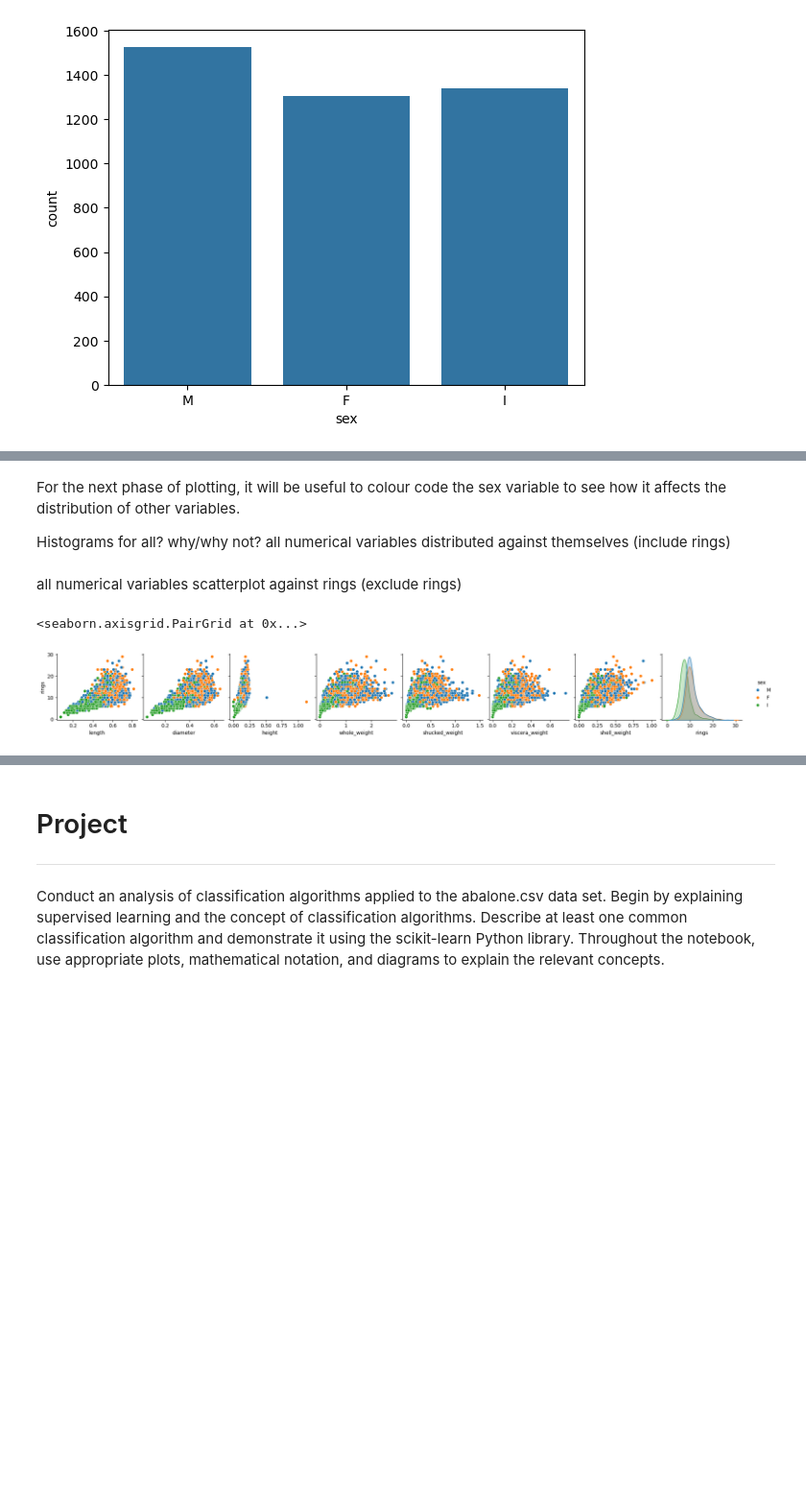
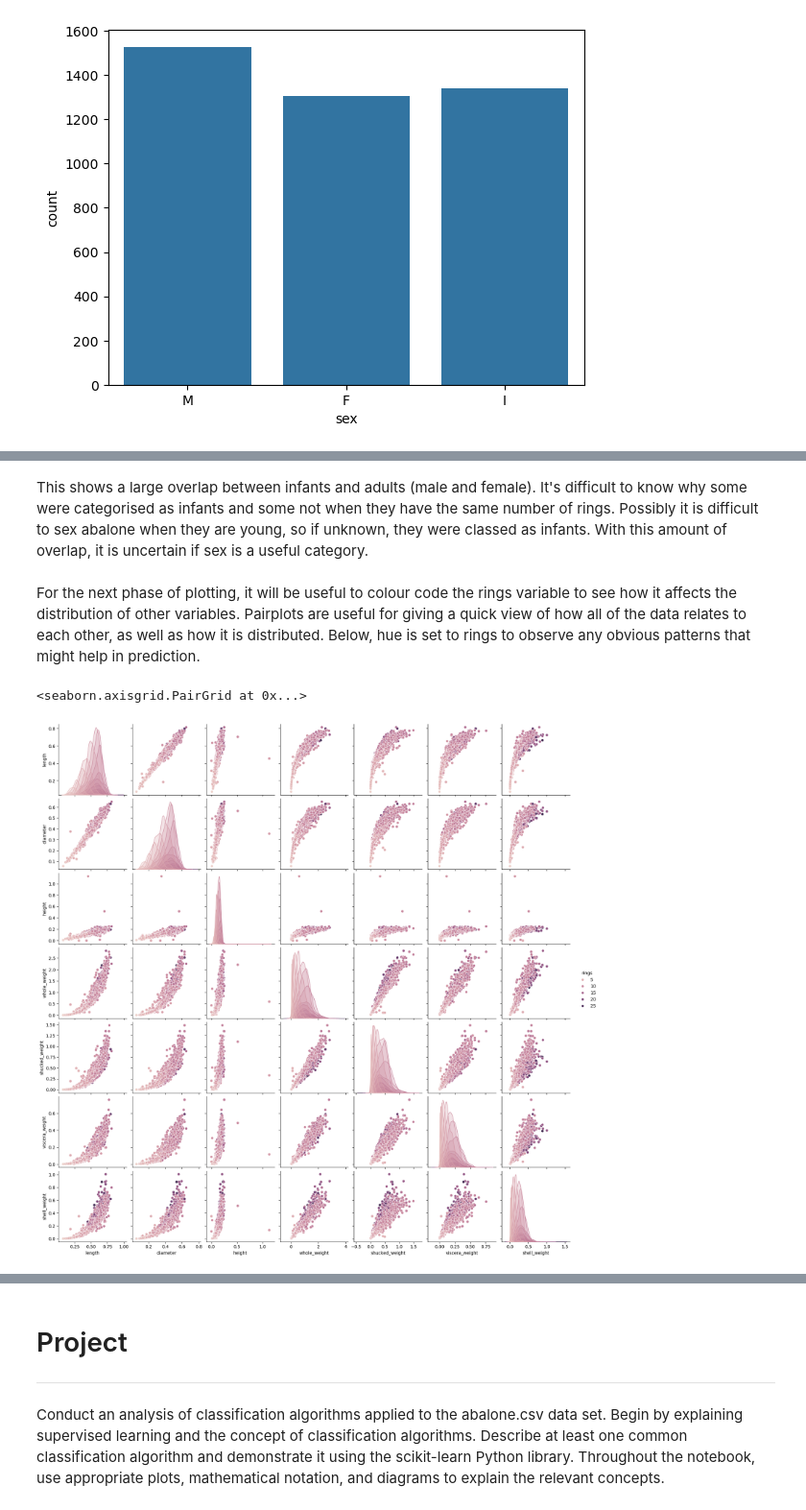
Before and after one commit to ByketPoe/efarrellMLAug2024, a Jupyter notebook: abalone.ipynb, the cells around one changed output, grey strips where cells are left out. Shown at 96% size. Drawn from its saved outputs; the diff is of its cells as text; code cells hidden in the pictures; blank space fills up the shorter version.

```diff
--- a/abalone.ipynb
+++ b/abalone.ipynb
@@ -162,12 +160,11 @@ sns.displot(lendf, x='length', hue = 'sex', element='step')
+# %% [markdown]
+This shows a large overlap between infants and adults (male and female). It's difficult to know why some were categorised as infants and some not when they have the same number of rings. Possibly it is difficult to sex abalone when they are young, so if unknown, they were classed as infants. With this amount of overlap, it is uncertain if sex is a useful category.
 # %% [markdown]
-For the next phase of plotting, it will be useful to colour code the sex variable to see how it affects the distribution of other variables.
-
-Histograms for all? why/why not?
-all numerical variables distributed against themselves (include rings)
+For the next phase of plotting, it will be useful to colour code the rings variable to see how it affects the distribution of other variables.
+Pairplots are useful for giving a quick view of how all of the data relates to each other, as well as how it is distributed. Below, hue is set to rings to observe any obvious patterns that might help in prediction.
-# %% [markdown]
-all numerical variables scatterplot against rings (exclude rings)
 # %%
-sns.pairplot(df, hue = 'sex', y_vars = 'rings')#y_vars = 'rings'
+sns.color_palette("deep")
+sns.pairplot(df, hue = 'rings')#y_vars = 'rings'
 # %% [output]
 <seaborn.axisgrid.PairGrid at 0x...>
-[figure, old version]
+[figure, new version]
```
Also changed, not shown: parts of 47 cells of this notebook.
